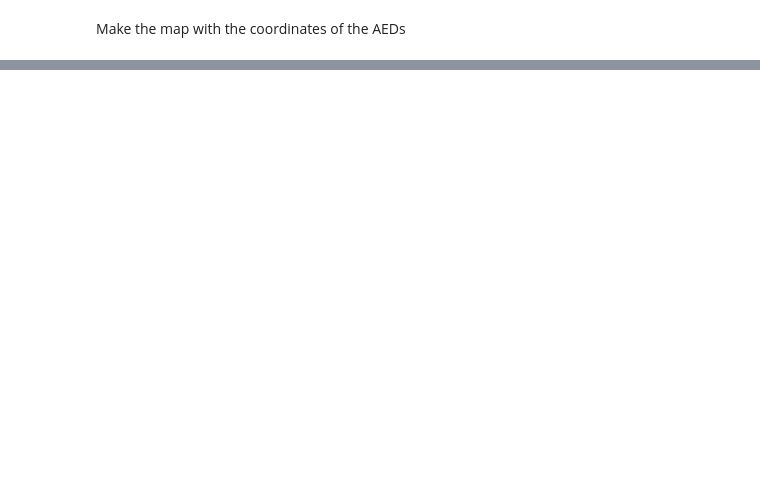
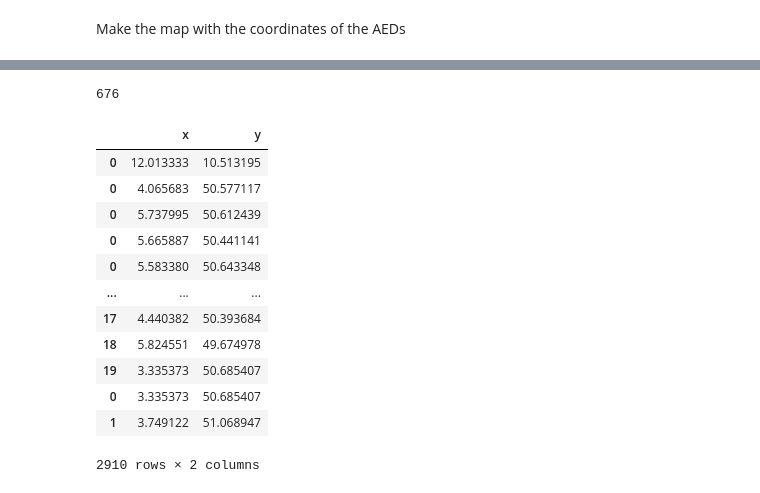
Before and after one commit to isa-sc/mda-project, a Jupyter notebook: aed_map.ipynb, the cells around one changed output, grey strips where cells are left out. Drawn from its saved outputs; the diff is of its cells as text; code cells hidden in the pictures; blank space fills up the shorter version.

Commit message:
getting almost all aed geo data

```diff
--- a/aed_map.ipynb
+++ b/aed_map.ipynb
@@ -139,0 +112,5 @@ Make the map with the coordinates of the AEDs
+# %%
+column_names = ['address']
+
+# Read the CSV file into a pandas DataFrame
+leftover_addresses = pd.read_csv(file_path, names = column_names)
@@ -139,0 +121,2 @@ Make the map with the coordinates of the AEDs
+# %%
+leftover_list = leftover_addresses['address'].tolist()
@@ -139,0 +129,13 @@ Make the map with the coordinates of the AEDs
+# %%
+counter = 0
+
+for i in range(len(leftover_list)):
+    some_locations = gpd.tools.geocode(leftover_list[counter: counter+20])
+    some_coordinates = some_locations.get_coordinates()
+    for index,row in some_coordinates.iterrows():
+        coordinates.append(row)
+    counter += 20
+    if (counter % 10 == 0):
+        time.sleep(5)
+        print('awake again....')
+        print(counter)
@@ -139,0 +161,22 @@ Make the map with the coordinates of the AEDs
+# %%
+len(coordinates)-len(coords_cleaned)
+# %% [output]
+676
+# %%
+coords = pd.DataFrame(coordinates)
+# %%
+coords
+# %% [output]
+|  | x | y |
+| 0 | 12.013333 | 10.513195 |
+| 0 | 4.065683 | 50.577117 |
+| 0 | 5.737995 | 50.612439 |
+| 0 | 5.665887 | 50.441141 |
+| 0 | 5.583380 | 50.643348 |
+| ... | ... | ... |
+| 17 | 4.440382 | 50.393684 |
+| 18 | 5.824551 | 49.674978 |
+| 19 | 3.335373 | 50.685407 |
+| 0 | 3.335373 | 50.685407 |
+| 1 | 3.749122 | 51.068947 |
+2910 rows × 2 columns
```
Also changed, not shown: parts of 37 cells of this notebook, 7 other files.
